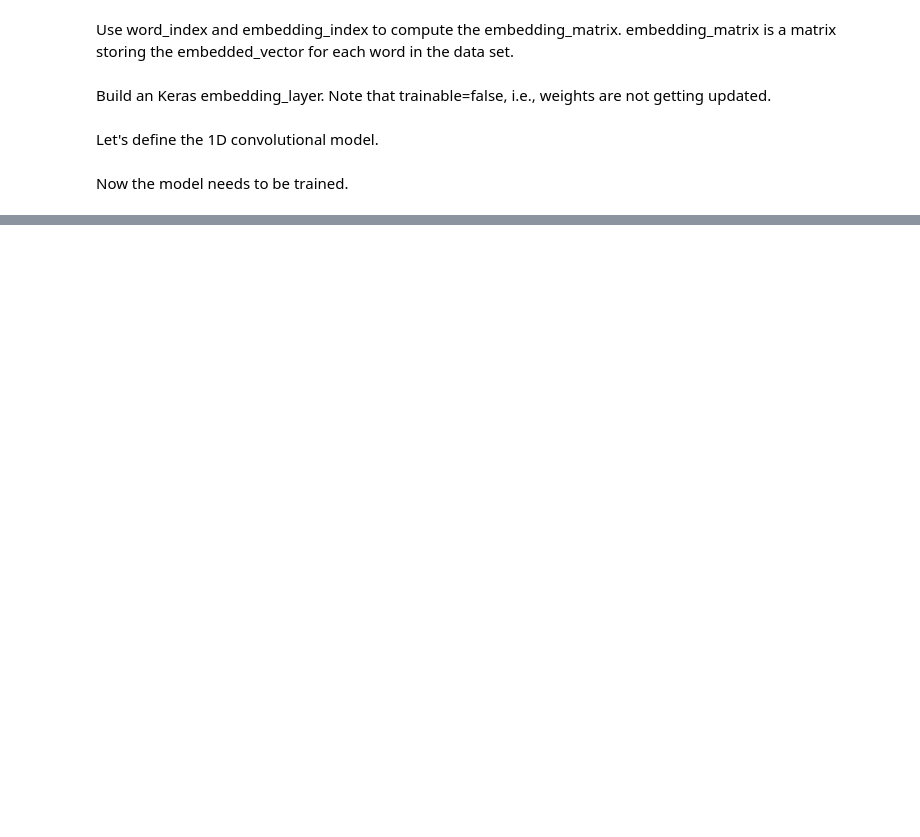
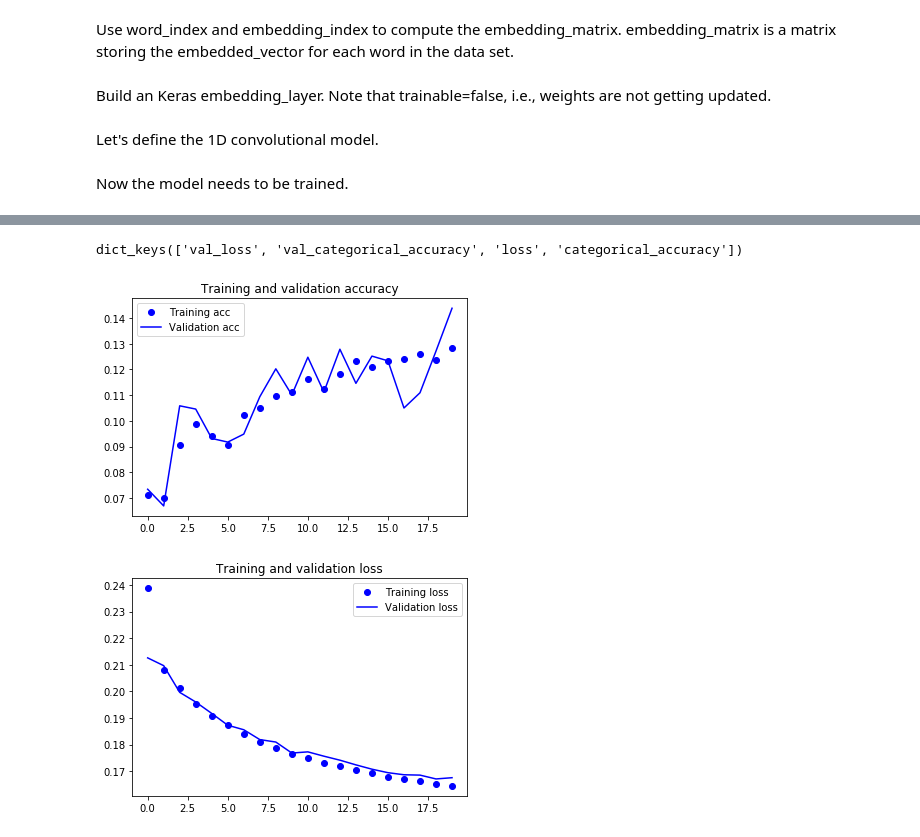
Before and after one commit to sebastianthelen/deep-eurovoc, a Jupyter notebook: deep-eurovoc.ipynb, the cells around one changed output, grey strips where cells are left out. Cells and saved outputs as stored; diff of their text form; code cells hidden in the pictures; blank space fills up the shorter version.

Commit message:
trained 20 epochs and achieved a training accuracy of about 12.84%

```diff
--- a/deep-eurovoc.ipynb
+++ b/deep-eurovoc.ipynb
@@ -259,3 +313,3 @@ print(model.summary())
 # %%
 history = model.fit(trainX, trainY, validation_data=(testX, testY),
-          epochs=1, batch_size=128)
+          epochs=20, batch_size=128)
@@ -262,26 +337,33 @@ history = model.fit(trainX, trainY, validation_data=(testX, testY),
+# %%
+history.history.keys()
+# %% [output]
+dict_keys(['val_loss', 'val_categorical_accuracy', 'loss', 'categorical_accuracy'])
 # %%
 import matplotlib.pyplot as plt
 
-acc = history.history['acc']
-val_acc = history.history['val_acc']
+acc = history.history['categorical_accuracy']
+val_acc = history.history['val_categorical_accuracy']
 loss = history.history['loss']
 val_loss = history.history['val_loss']
 
 epochs = range(len(acc))
 
 plt.plot(epochs, acc, 'bo', label='Training acc')
 plt.plot(epochs, val_acc, 'b', label='Validation acc')
 plt.title('Training and validation accuracy')
 plt.legend()
 
 plt.figure()
 
 plt.plot(epochs, loss, 'bo', label='Training loss')
 plt.plot(epochs, val_loss, 'b', label='Validation loss')
 plt.title('Training and validation loss')
 plt.legend()
 
 plt.show()
+# %% [output]
+[figure, added]
+[figure, added]
 # %%
 print(data_df['cleaned_abstract'].tolist()[:2])
 ex = data_df['cleaned_abstract'][0]
```
Also changed, not shown: parts of 12 cells of this notebook, 2 other files.
